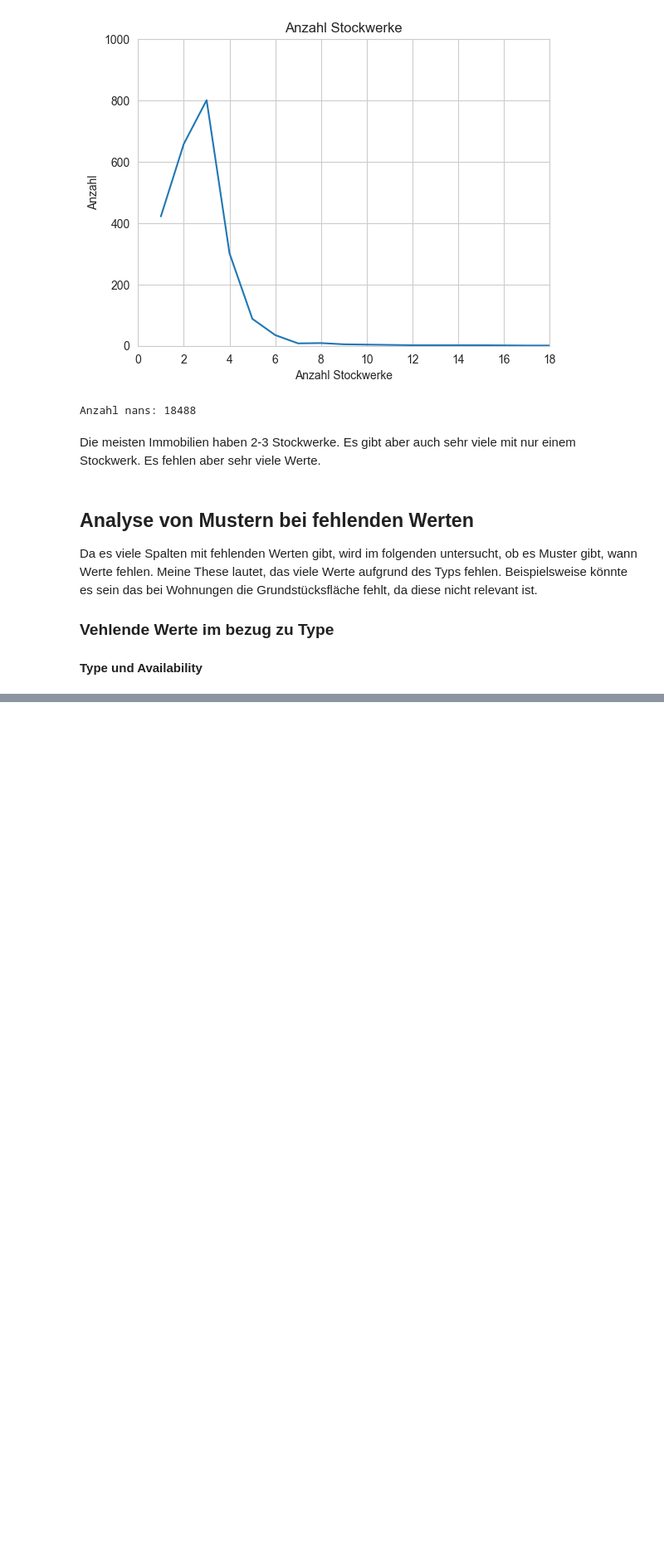
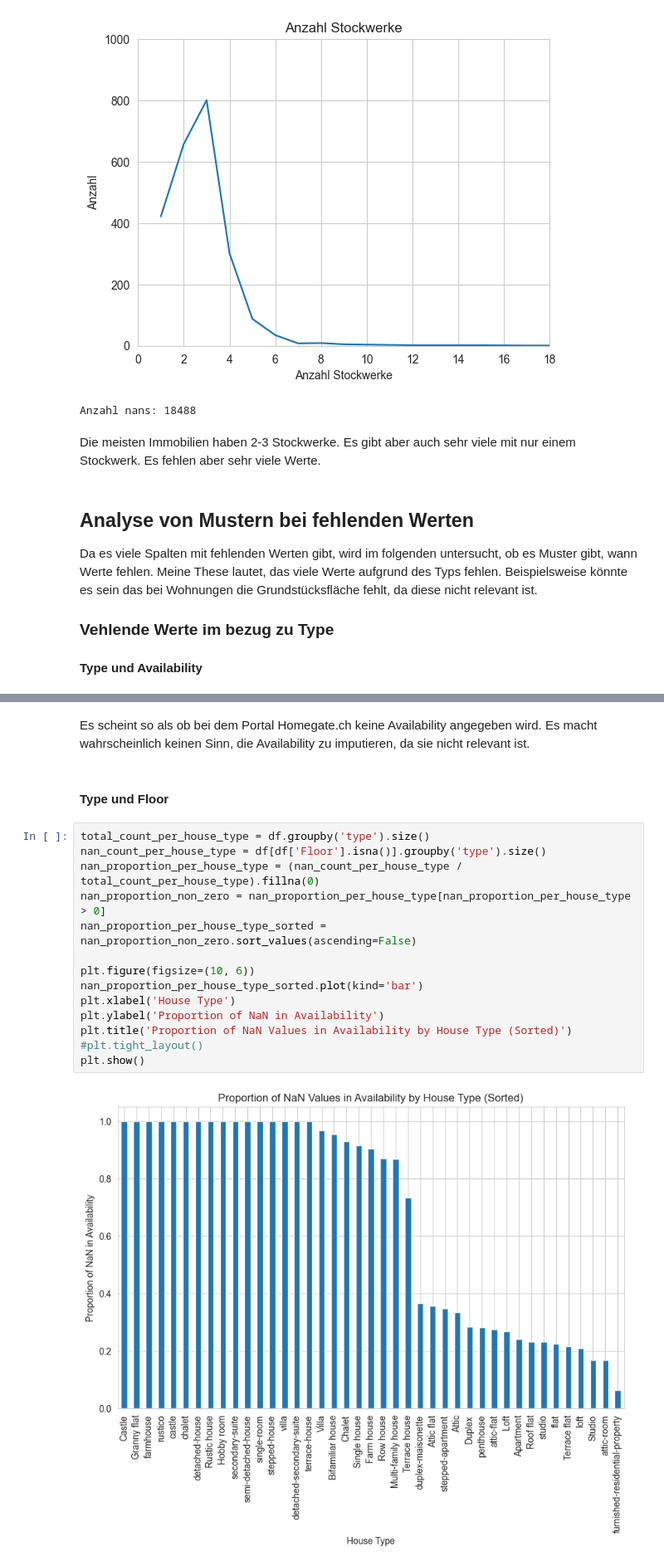
Before and after one commit to staldenhoefler/immo_challenge, a Jupyter notebook: notebooks/Verteilungsanalyse_dsa.ipynb, the cells around one changed output, grey strips where cells are left out. Shown at 83% size. Drawn from its saved outputs; the diff is of its cells as text; blank space fills up the shorter version.

```diff
--- a/notebooks/Verteilungsanalyse_dsa.ipynb
+++ b/notebooks/Verteilungsanalyse_dsa.ipynb
@@ -319,0 +351,20 @@ Da es viele Spalten mit fehlenden Werten gibt, wird im folgenden untersucht, ob
+# %% [markdown]
+Es scheint so als ob bei dem Portal Homegate.ch keine Availability angegeben wird. Es macht wahrscheinlich keinen Sinn, die Availability zu imputieren, da sie nicht relevant ist.
+# %% [markdown]
+#### Type und Floor
+# %%
+total_count_per_house_type = df.groupby('type').size()
+nan_count_per_house_type = df[df['Floor'].isna()].groupby('type').size()
+nan_proportion_per_house_type = (nan_count_per_house_type / total_count_per_house_type).fillna(0)
+nan_proportion_non_zero = nan_proportion_per_house_type[nan_proportion_per_house_type > 0]
+nan_proportion_per_house_type_sorted = nan_proportion_non_zero.sort_values(ascending=False)
+
+plt.figure(figsize=(10, 6))
+nan_proportion_per_house_type_sorted.plot(kind='bar')
+plt.xlabel('House Type')
+plt.ylabel('Proportion of NaN in Availability')
+plt.title('Proportion of NaN Values in Availability by House Type (Sorted)')
+#plt.tight_layout()
+plt.show()
+# %% [output]
+[figure, added]
```
Also changed, not shown: parts of 8 cells of this notebook, 3 other files.
